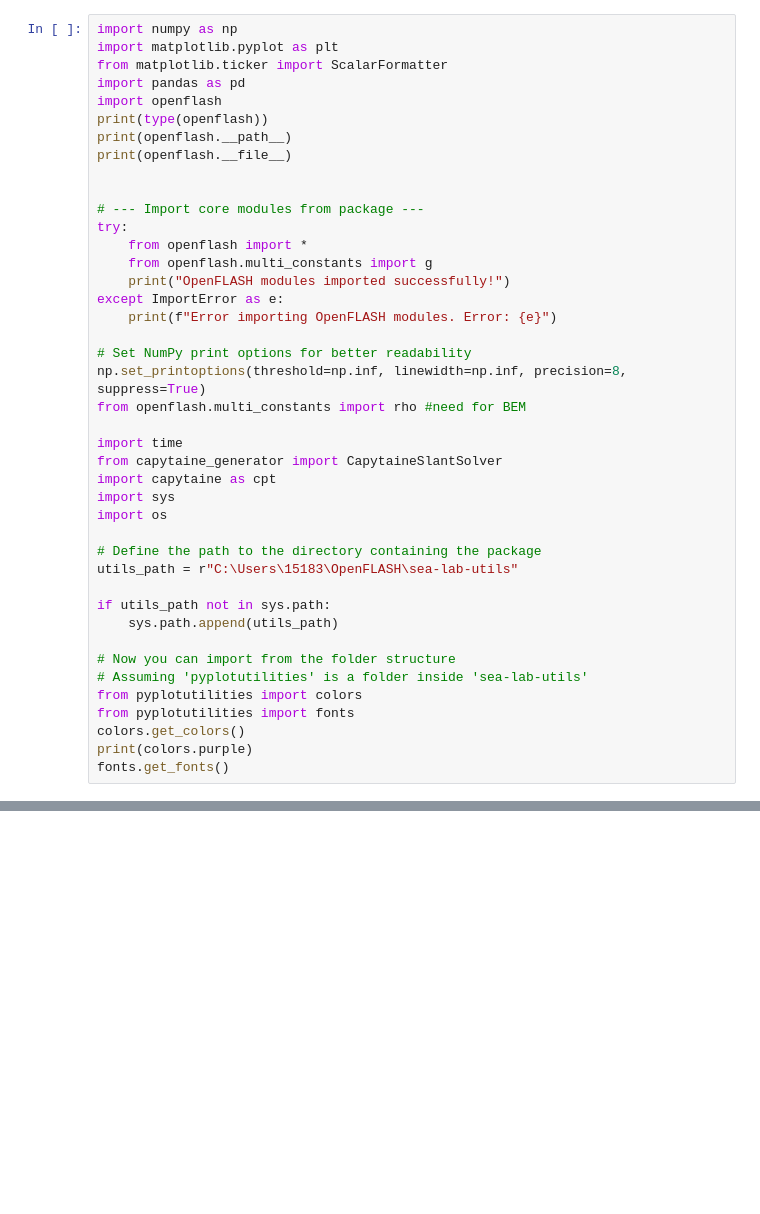
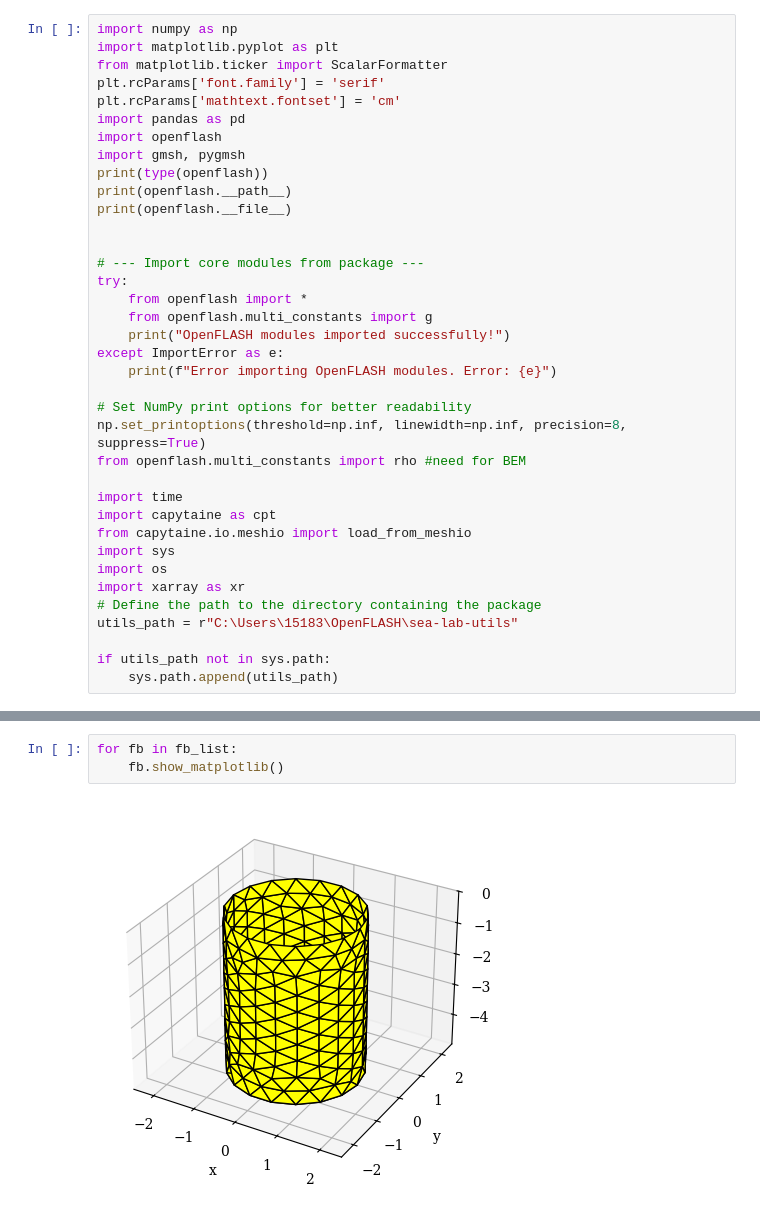
Before and after one commit to collin-treacy/OpenFLASH, a Jupyter notebook: dev/python/multi_heave_dof_development.ipynb, the cells around one changed output, grey strips where cells are left out. Drawn from its saved outputs; the diff is of its cells as text; blank space fills up the shorter version.

```diff
--- a/dev/python/multi_heave_dof_development.ipynb
+++ b/dev/python/multi_heave_dof_development.ipynb
@@ -2,8 +2,11 @@
 import numpy as np
 import matplotlib.pyplot as plt
 from matplotlib.ticker import ScalarFormatter
+plt.rcParams['font.family'] = 'serif'
+plt.rcParams['mathtext.fontset'] = 'cm'
 import pandas as pd
 import openflash
+import gmsh, pygmsh
 print(type(openflash))
 print(openflash.__path__)
 print(openflash.__file__)
@@ -22,21 +25,13 @@ np.set_printoptions(threshold=np.inf, linewidth=np.inf, precision=8, suppress=Tr
 from openflash.multi_constants import rho #need for BEM
 
 import time
-from capytaine_generator import CapytaineSlantSolver
 import capytaine as cpt
+from capytaine.io.meshio import load_from_meshio
 import sys
 import os
-
+import xarray as xr
 # Define the path to the directory containing the package
 utils_path = r"C:\Users\15183\OpenFLASH\sea-lab-utils"
 
 if utils_path not in sys.path:
     sys.path.append(utils_path)
-
-# Now you can import from the folder structure
-# Assuming 'pyplotutilities' is a folder inside 'sea-lab-utils'
-from pyplotutilities import colors
-from pyplotutilities import fonts
-colors.get_colors()
-print(colors.purple)
-fonts.get_fonts()
@@ -42,0 +108,5 @@ fonts.get_fonts()
+# %%
+for fb in fb_list:
+    fb.show_matplotlib()
+# %% [output]
+[figure, added]
```
Also changed, not shown: parts of 6 cells of this notebook.
